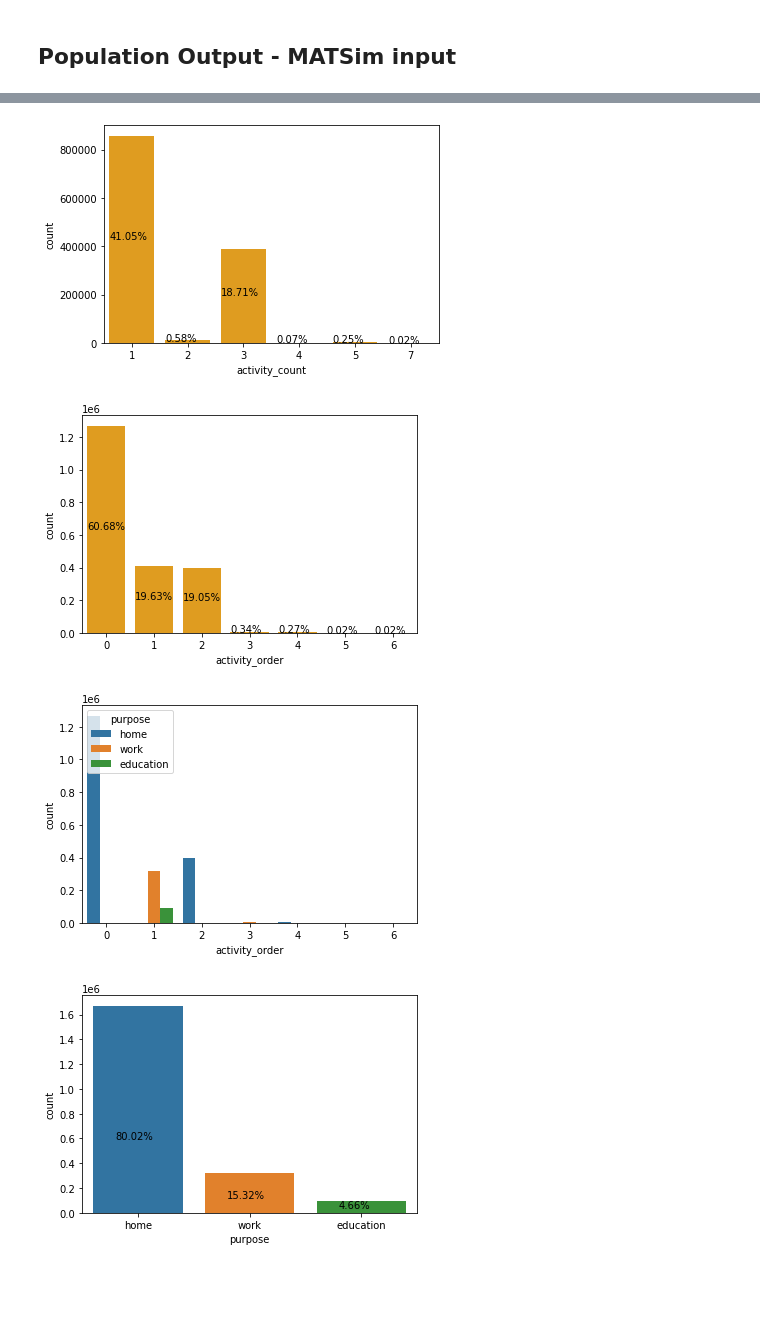
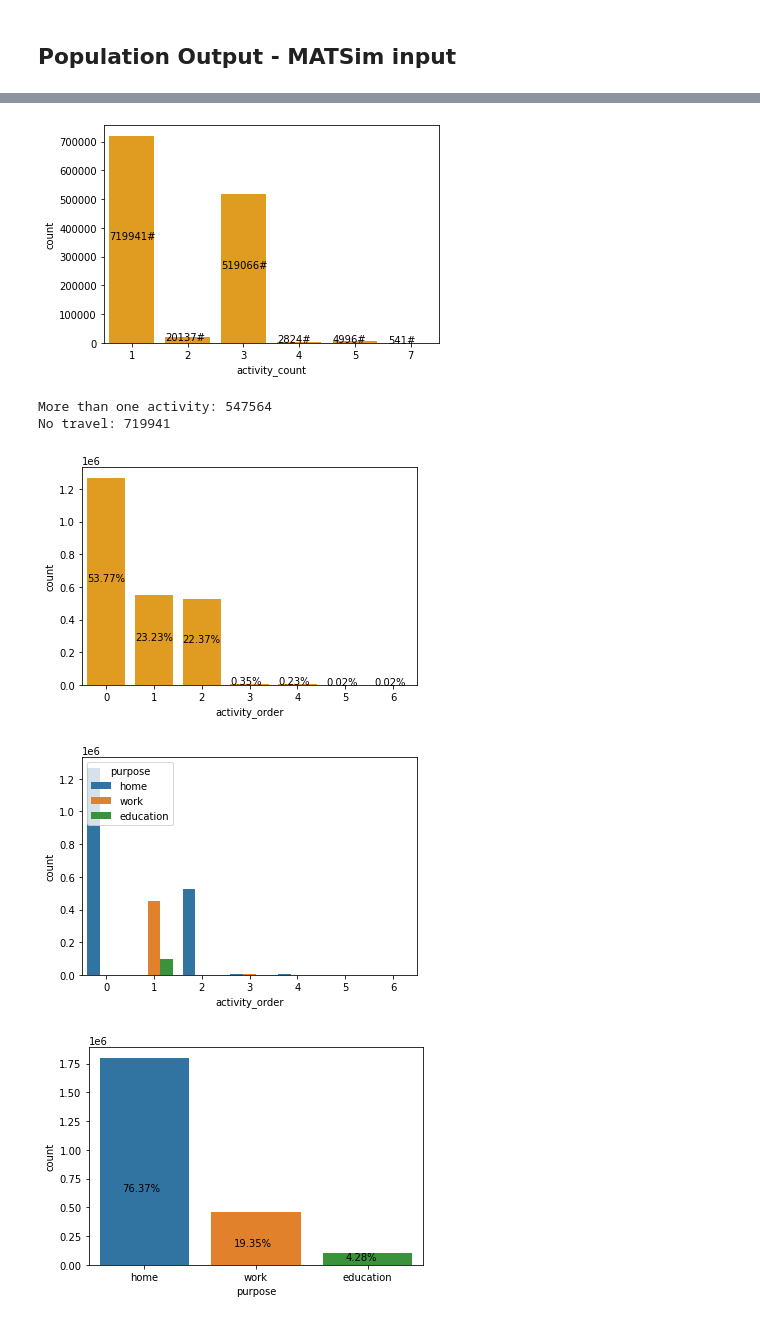
Before and after one commit to MetacitySuite/Metacity-SynthPop, a Jupyter notebook: synthesis/stats/population_output.ipynb, the cells around one changed output, grey strips where cells are left out. Saved outputs shown, nothing was run; the diff lists cells and outputs as text; code cells hidden in the pictures; blank space fills up the shorter version.

```diff
--- a/synthesis/stats/population_output.ipynb
+++ b/synthesis/stats/population_output.ipynb
@@ -24,14 +24,15 @@ import pandas as pd
 import seaborn as sns
 import matplotlib.pyplot as plt
 # %%
-output_path = 'C:\\Users\\Anna\\Metacity\\Metacity-SynthPop\\output'
+#output_path = 'C:\\Users\\Anna\\Metacity\\Metacity-SynthPop\\output'
+output_path = "/home/metamat/anicka/Metacity-SynthPop/output/"
 # %% [markdown]
 ## Population Output - MATSim input
 # %%
-df_persons = pd.read_csv(output_path+'\df_persons.csv', index_col=[0])
+df_persons = pd.read_csv(output_path+'df_persons.csv', index_col=[0])
 df_persons.set_index("person_id", drop=True, inplace=True)
-df_activities = pd.read_csv(output_path+'\df_activities.csv', index_col=[0])
-df_trips = pd.read_csv(output_path+'\df_trips.csv', index_col=[0])
+df_activities = pd.read_csv(output_path+'df_activities.csv', index_col=[0])
+df_trips = pd.read_csv(output_path+'df_trips.csv', index_col=[0])
 
 df_activities["o_order"] = df_activities.activity_order.values
 df_activities["d_order"] = df_activities.activity_order.values
@@ -75,5 +76,5 @@ display(df_count.head(2))
 # %%
-df_persons["activity_count"] = df_persons.merge(df_count, on="person_id").activity_count_y.values
+df_persons["activity_count"] = df_persons.merge(df_count, on="person_id").activity_count.values
 # %%
 display(df_persons.head(2))
 # %% [output]
@@ -85,9 +86,10 @@ display(df_persons.head(2))
 #only one trip
 g = sns.countplot(x="activity_count", color="orange",data=df_persons)
 for p in g.patches:
-    txt = str((p.get_height()/df_persons.shape[0]*100).round(2)) + '%'
+    #txt = str((p.get_height()/df_persons.shape[0]*100).round(2)) + '%'
+    txt = str((p.get_height()).round(0)) + '#'
     txt_x = p.get_x()
     txt_y = p.get_height()/2
     g.text(txt_x,txt_y,txt)
 # %% [output]
-[figure, old version]
+[figure, new version]
@@ -96,3 +96,10 @@ for p in g.patches:
+# %%
+# alespon jedna cesta
+print("More than one activity:",df_persons[df_persons.activity_count > 1].shape[0])
+print("No travel:",df_persons[df_persons.activity_count <= 1].shape[0])
+# %% [output]
+More than one activity: 547564
+No travel: 719941
 # %%
 g = sns.countplot(x="activity_order", color="orange",data=df_activities)
 for p in g.patches:
@@ -101,20 +108,20 @@ for p in g.patches:
     txt_y = p.get_height()/2
     g.text(txt_x,txt_y,txt)
 # %% [output]
-[figure, old version]
+[figure, new version]
 # %%
 g = sns.countplot(x="activity_order", hue="purpose",data=df_activities)
 # %% [output]
-[figure, old version]
+[figure, new version]
 # %%
-g = sns.countplot(x="purpose", data=df_activities)
+g = sns.countplot(x="purpose", order=['home','work','education'], data=df_activities)
 for p in g.patches:
     txt = str((p.get_height()/df_activities.shape[0]*100).round(2)) + '%'
     txt_x = p.get_x() + 0.2
     txt_y = p.get_height()/2.8
     g.text(txt_x,txt_y,txt)
 # %% [output]
-[figure, old version]
+[figure, new version]
 # %%
 purposes_org = df_joined_origin.groupby("purpose")
 
```
Also changed, not shown: parts of 7 cells of this notebook, 3 other files.
